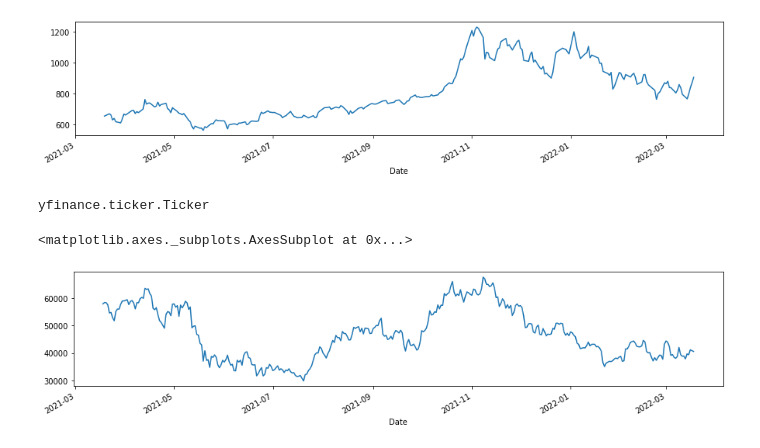
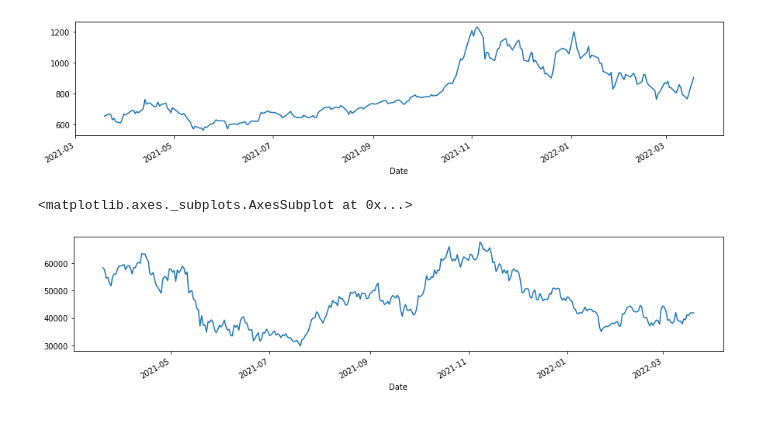
Before and after one commit to tewei0328/teach-visulization, a Jupyter notebook: viz1_yfinance_plot1_TWII_TSLA_BTC.ipynb, the cells around one changed output. Saved outputs shown, nothing was run; the diff lists cells and outputs as text; code cells hidden in the pictures.

```diff
--- a/viz1_yfinance_plot1_TWII_TSLA_BTC.ipynb
+++ b/viz1_yfinance_plot1_TWII_TSLA_BTC.ipynb
@@ -26,10 +23,10 @@ Successfully installed lxml-4.8.0 requests-2.27.1 yfinance-0.1.70
+# %%
+stock_name=['^TWII','TSLA','BTC-USD']
 # %%
-import yfinance
 i=0
-stock_name=['^TWII']
 stock=yfinance.Ticker(stock_name[i])
-df=stock.history(period='1y')
-df.head()
+df1=stock.history(period='1y')
+df1.head()
 # %% [output]
 |  | Open | High | Low | Close | Volume | Dividends | Stock Splits |
 | Date |  |  |  |  |  |  |  |
@@ -40,0 +51,5 @@ df.head()
+# %%
+i=2
+stock=yfinance.Ticker(stock_name[i])
+df3=stock.history(period='1y')
+df3.head()
@@ -50,17 +71,11 @@ df2.Close.plot(figsize=(15,3))
 # %% [output]
 <matplotlib.axes._subplots.AxesSubplot at 0x...>
 [figure]
-# %%
-type(stock2)
-# %% [output]
-yfinance.ticker.Ticker
 # %%
-stock3=yfinance.Ticker('BTC-USD')
-df3=stock3.history(period='1y')
 df3.Close.plot(figsize=(15,3))
 # %% [output]
 <matplotlib.axes._subplots.AxesSubplot at 0x...>
-[figure, old version]
+[figure, new version]
 # %%
 import pandas as pd
 df_many = pd.concat([df1.Close, df2.Close,df3.Close], axis=1)
```
Also changed, not shown: parts of 9 cells of this notebook.
